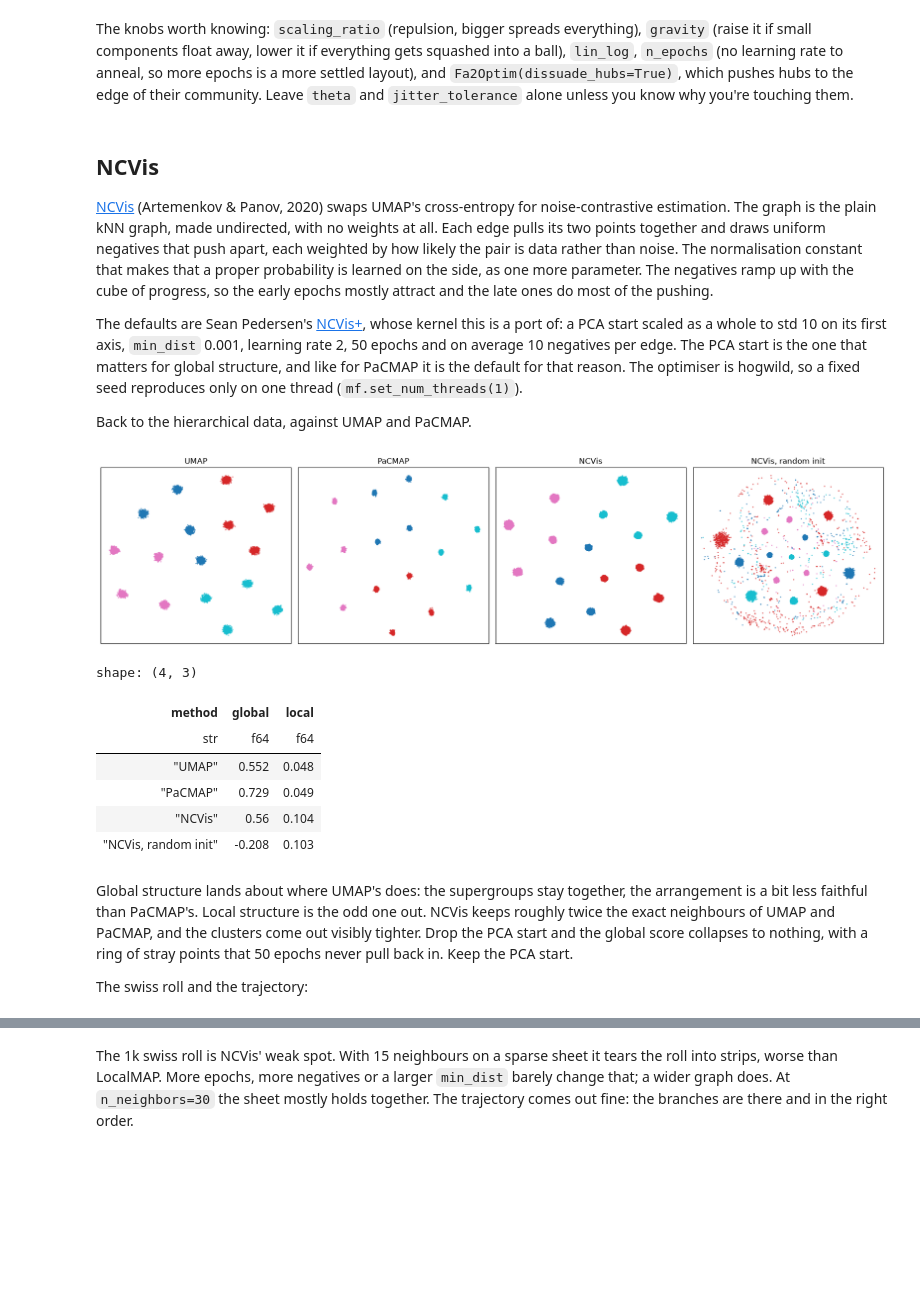
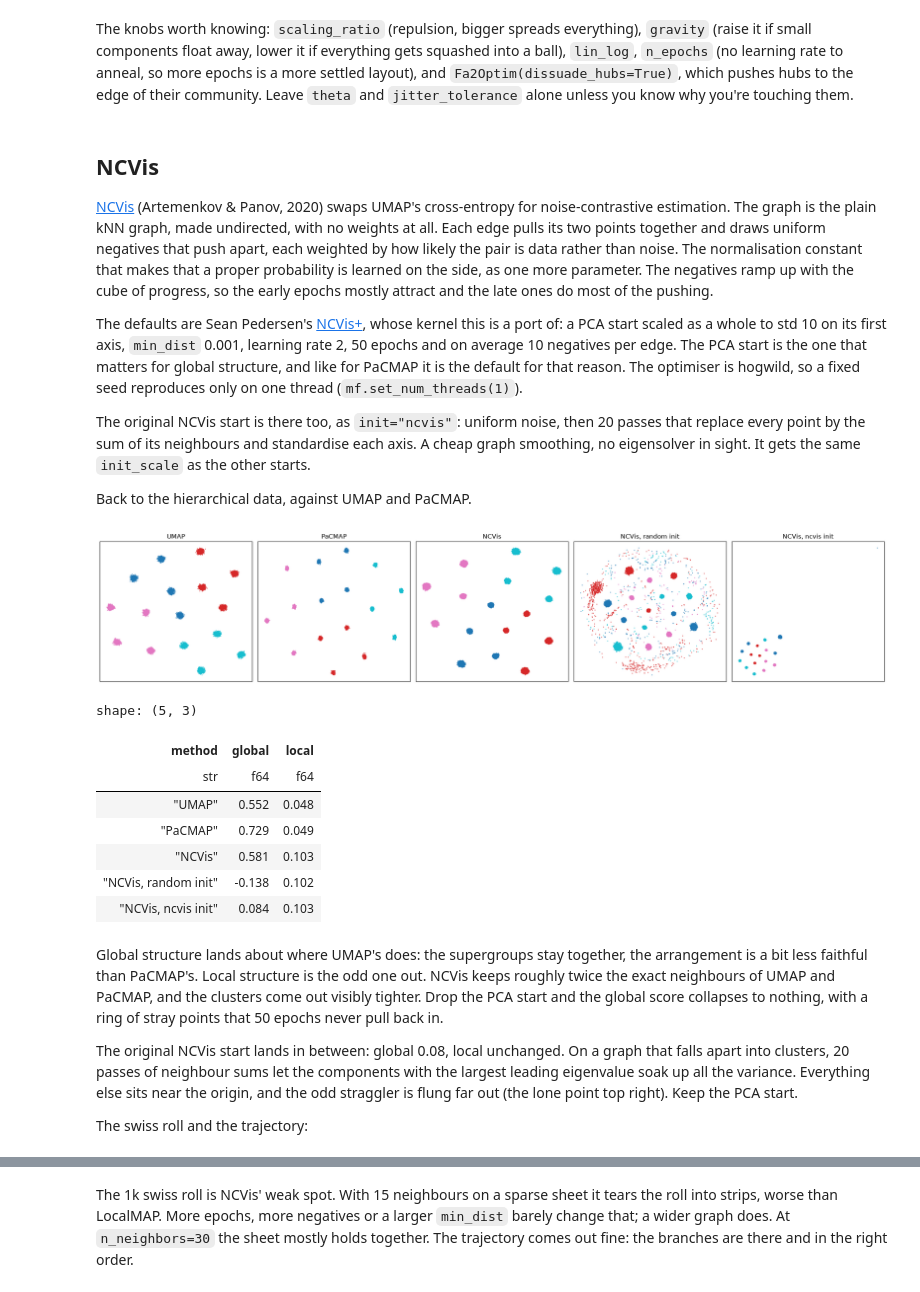
Before and after one commit to GregorLueg/manifolds-rs, a Jupyter notebook: python/docs/vignettes/umap_pacmap.ipynb, the cells around one changed output, grey strips where cells are left out. Cells and saved outputs as stored; diff of their text form; code cells hidden in the pictures; blank space fills up the shorter version.

Commit message:
feat: original NCVis initialisation via initialisation = "ncvis"

```diff
--- a/python/docs/vignettes/umap_pacmap.ipynb
+++ b/python/docs/vignettes/umap_pacmap.ipynb
@@ -571,17 +571,23 @@ edge. The PCA start is the one that matters for global structure, and like
 for PaCMAP it is the default for that reason. The optimiser is hogwild, so
 a fixed seed reproduces only on one thread (`mf.set_num_threads(1)`).
 
+The original NCVis start is there too, as `init="ncvis"`: uniform noise,
+then 20 passes that replace every point by the sum of its neighbours and
+standardise each axis. A cheap graph smoothing, no eigensolver in sight. It
+gets the same `init_scale` as the other starts.
+
 Back to the hierarchical data, against UMAP and PaCMAP.
 # %%
 hier_ncvis = {
     "UMAP": hier["UMAP"],
     "PaCMAP": hier["PaCMAP"],
     "NCVis": mf.NCVis().fit_transform(X_hier),
     "NCVis, random init": mf.NCVis(init="random").fit_transform(X_hier),
+    "NCVis, ncvis init": mf.NCVis(init="ncvis").fit_transform(X_hier),
 }
 panels(hier_ncvis, supergroup)
 # %% [output]
-[figure, old version]
+[figure, new version]
 # %%
 pl.DataFrame(
     {
@@ -593,20 +599,27 @@ pl.DataFrame(
     }
 ).with_columns(pl.exclude("method").round(3))
 # %% [output]
-shape: (4, 3)
+shape: (5, 3)
 | method | global | local |
 | str | f64 | f64 |
 | "UMAP" | 0.552 | 0.048 |
 | "PaCMAP" | 0.729 | 0.049 |
-| "NCVis" | 0.56 | 0.104 |
-| "NCVis, random init" | -0.208 | 0.103 |
+| "NCVis" | 0.581 | 0.103 |
+| "NCVis, random init" | -0.138 | 0.102 |
+| "NCVis, ncvis init" | 0.084 | 0.103 |
 # %% [markdown]
 Global structure lands about where UMAP's does: the supergroups stay
 together, the arrangement is a bit less faithful than PaCMAP's. Local
 structure is the odd one out. NCVis keeps roughly twice the exact neighbours
 of UMAP and PaCMAP, and the clusters come out visibly tighter. Drop the PCA
 start and the global score collapses to nothing, with a ring of stray points
-that 50 epochs never pull back in. Keep the PCA start.
+that 50 epochs never pull back in.
+
+The original NCVis start lands in between: global 0.08, local unchanged. On
+a graph that falls apart into clusters, 20 passes of neighbour sums let the
+components with the largest leading eigenvalue soak up all the variance.
+Everything else sits near the origin, and the odd straggler is flung far out
+(the lone point top right). Keep the PCA start.
 
 The swiss roll and the trajectory:
 # %%
```
Also changed, not shown: parts of 3 cells of this notebook, 6 other files.
